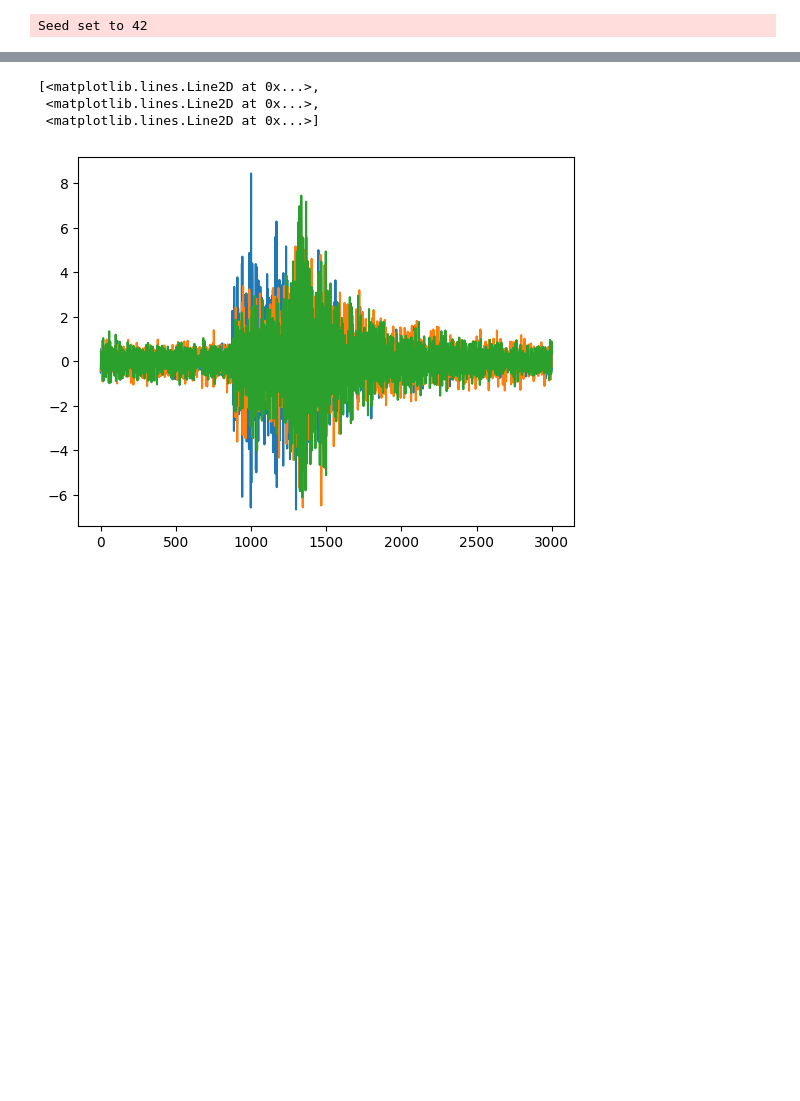
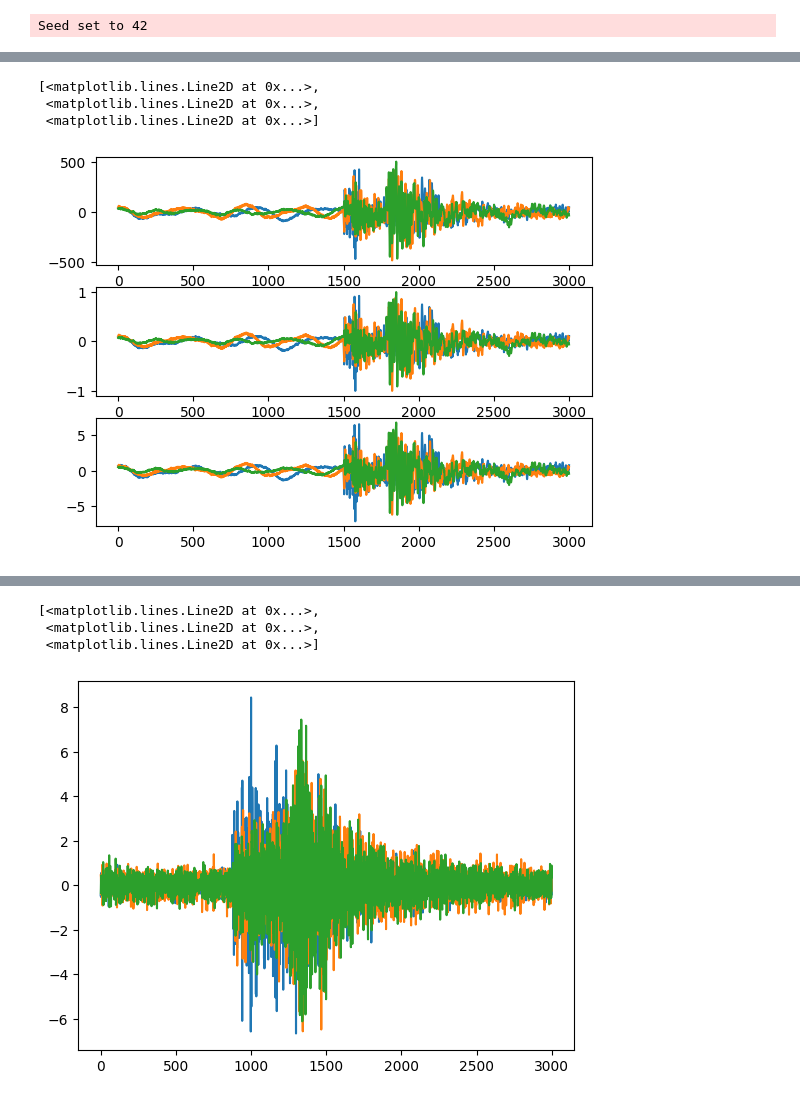
Before and after one commit to liutianlin0121/seisLM, a Jupyter notebook: notebooks/pretrain/pretrain_samples_visualization.ipynb, the cells around one changed output, grey strips where cells are left out. Cells and saved outputs as stored; diff of their text form; code cells hidden in the pictures; blank space fills up the shorter version.

```diff
--- a/notebooks/pretrain/pretrain_samples_visualization.ipynb
+++ b/notebooks/pretrain/pretrain_samples_visualization.ipynb
@@ -48,10 +48,11 @@ data_collator = \
       config=config.model_config,
       mask_time_prob=config.training_config.mask_time_prob,
       mask_time_length=config.training_config.mask_time_length,
-  )
+)
 
 config.data_config.num_workers = int(
-    os.environ.get('SLURM_CPUS_PER_TASK', DEFAULT_NUM_WORKERS))
+    os.environ.get('SLURM_CPUS_PER_TASK', DEFAULT_NUM_WORKERS)
+)
 # %% [output]
 Seed set to 42
 # %%
@@ -143,0 +176,18 @@ batch
+# %%
+iter_loader = iter(train_loaders['ETHZ'])
+batch = next(iter_loader)
+
+
+input_values = batch['input_values']
+peak_norm_input_values = input_values / torch.max(torch.abs(input_values), axis = -1, keepdim=True).values
+std_norm_input_values = input_values / torch.std(input_values, axis = -1, keepdim=True)
+
+fig, axes = plt.subplots(3, 1)
+axes[0].plot(input_values[0].T)
+axes[1].plot(peak_norm_input_values[0].T)
+axes[2].plot(std_norm_input_values[0].T)
+# %% [output]
+[<matplotlib.lines.Line2D at 0x...>,
+ <matplotlib.lines.Line2D at 0x...>,
+ <matplotlib.lines.Line2D at 0x...>]
+[figure, added]
```
Also changed, not shown: parts of 14 cells of this notebook, 5 other files.
